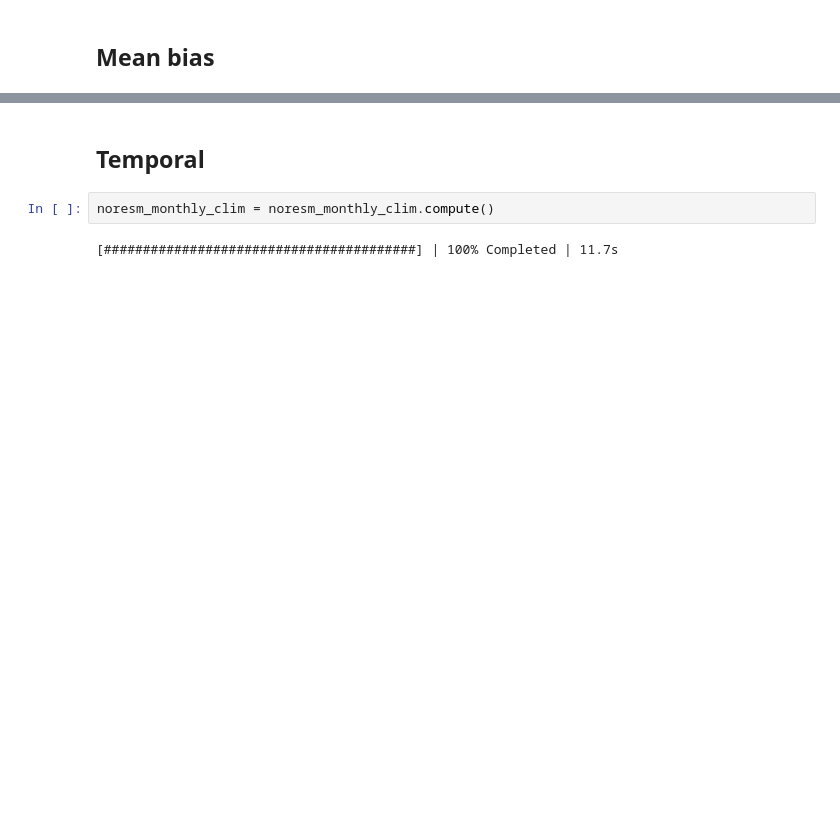
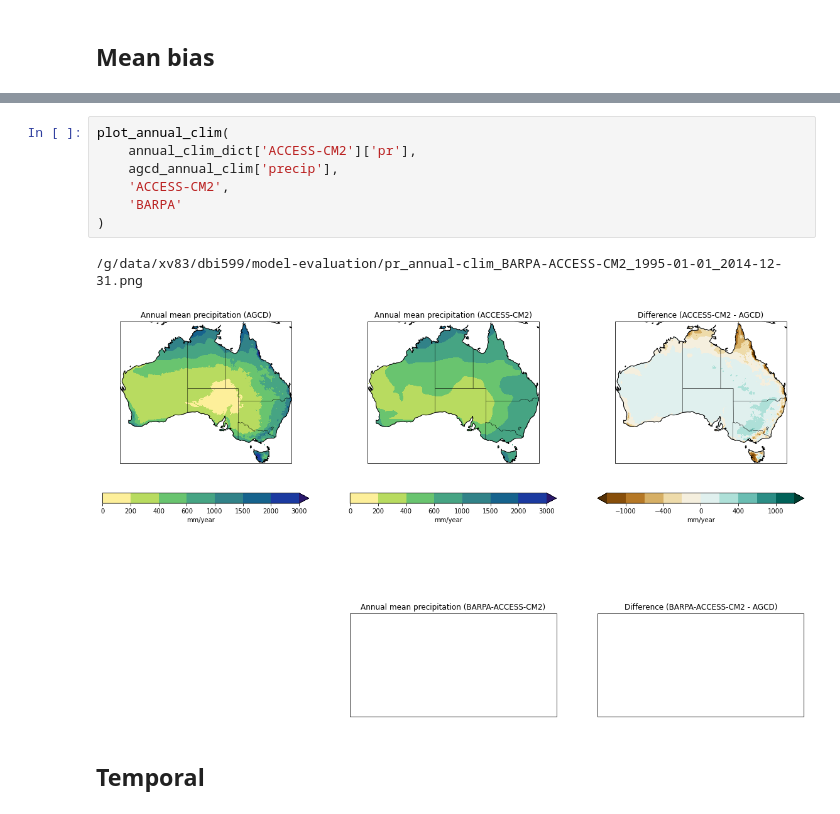
Before and after one commit to AusClimateService/model-evaluation, a Jupyter notebook: pr_evaluation.ipynb, the cells around one changed output, grey strips where cells are left out. Cells and saved outputs as stored; diff of their text form; blank space fills up the shorter version.

```diff
--- a/pr_evaluation.ipynb
+++ b/pr_evaluation.ipynb
@@ -386,8 +240,14 @@ plt.show()
+# %%
+plot_annual_clim(
+    annual_clim_dict['ACCESS-CM2']['pr'],
+    agcd_annual_clim['precip'],
+    'ACCESS-CM2',
+    'BARPA'
+)
+# %% [output]
+/g/data/xv83/dbi599/model-evaluation/pr_annual-clim_BARPA-ACCESS-CM2_1995-01-01_2014-12-31.png
+[figure, added]
 # %% [markdown]
 ## Temporal
-# %%
-noresm_monthly_clim = noresm_monthly_clim.compute()
-# %% [output]
-[########################################] | 100% Completed | 11.7s
 # %%
 agcd_monthly_clim = agcd_monthly_clim.compute()
```
Also changed, not shown: parts of 49 cells of this notebook.
